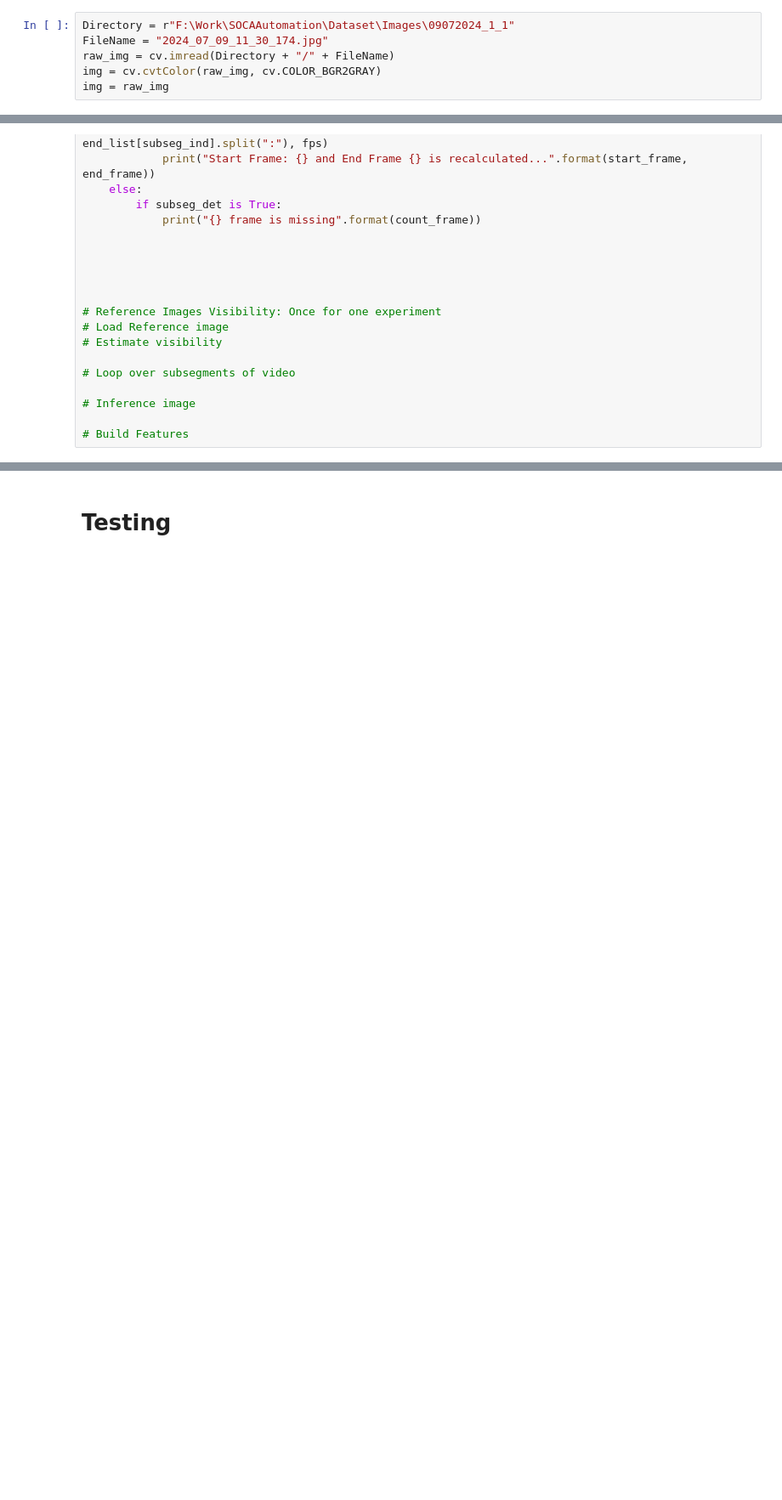
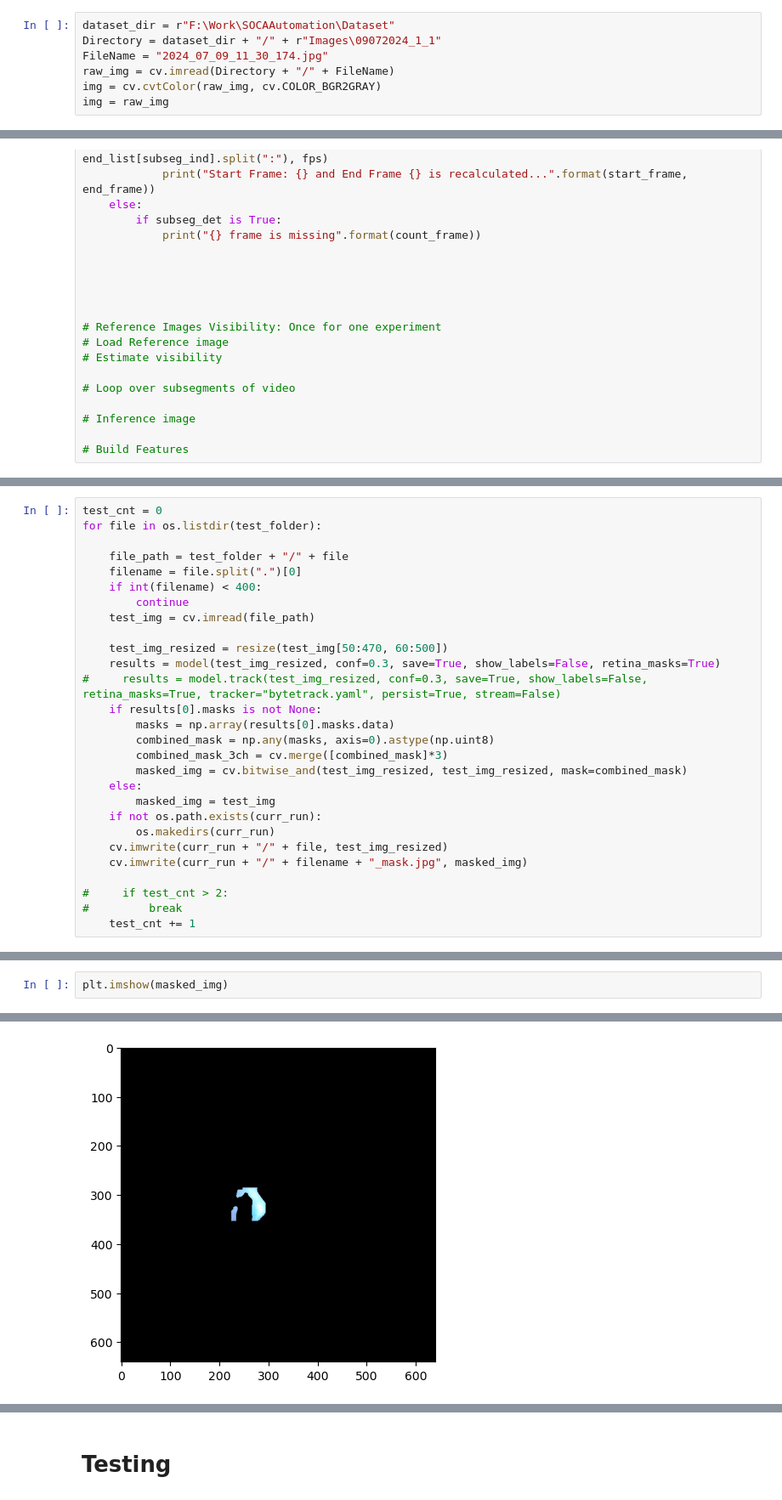
Before and after one commit to muthuganeshece/CVProjects, a Jupyter notebook: SodiumDisposal/Notebook/FeatureExtraction.ipynb, the cells around one changed output, grey strips where cells are left out. Shown: that part at 85% size. Cells and saved outputs as stored; diff of their text form; blank space fills up the shorter version.

```diff
--- a/SodiumDisposal/Notebook/FeatureExtraction.ipynb
+++ b/SodiumDisposal/Notebook/FeatureExtraction.ipynb
@@ -15,5 +11,6 @@ Update Settings with 'yolo settings key=value', i.e. 'yolo settings runs_dir=pat
 # %%
-Directory = r"F:\Work\SOCAAutomation\Dataset\Images\09072024_1_1"
+dataset_dir = r"F:\Work\SOCAAutomation\Dataset"
+Directory = dataset_dir + "/" + r"Images\09072024_1_1"
 FileName = "2024_07_09_11_30_174.jpg"
 raw_img = cv.imread(Directory + "/" + FileName)
 img = cv.cvtColor(raw_img, cv.COLOR_BGR2GRAY)
@@ -209,0 +222,28 @@ while True:
+# %%
+test_cnt = 0
+for file in os.listdir(test_folder):
+
+    file_path = test_folder + "/" + file
+    filename = file.split(".")[0]
+    if int(filename) < 400:
+        continue
+    test_img = cv.imread(file_path)
+
+    test_img_resized = resize(test_img[50:470, 60:500])
+    results = model(test_img_resized, conf=0.3, save=True, show_labels=False, retina_masks=True)
+#     results = model.track(test_img_resized, conf=0.3, save=True, show_labels=False, retina_masks=True, tracker="bytetrack.yaml", persist=True, stream=False)
+    if results[0].masks is not None:
+        masks = np.array(results[0].masks.data)
+        combined_mask = np.any(masks, axis=0).astype(np.uint8)
+        combined_mask_3ch = cv.merge([combined_mask]*3)
+        masked_img = cv.bitwise_and(test_img_resized, test_img_resized, mask=combined_mask)
+    else:
+        masked_img = test_img
+    if not os.path.exists(curr_run):
+        os.makedirs(curr_run)
+    cv.imwrite(curr_run + "/" + file, test_img_resized)
+    cv.imwrite(curr_run + "/" + filename + "_mask.jpg", masked_img)
+
+#     if test_cnt > 2:
+#         break
+    test_cnt += 1
@@ -209,0 +291,3 @@ while True:
+# %%
+plt.imshow(masked_img)
+# %% [output]
@@ -209,0 +295 @@ while True:
+[figure, added]
```
Also changed, not shown: parts of 12 cells of this notebook.
